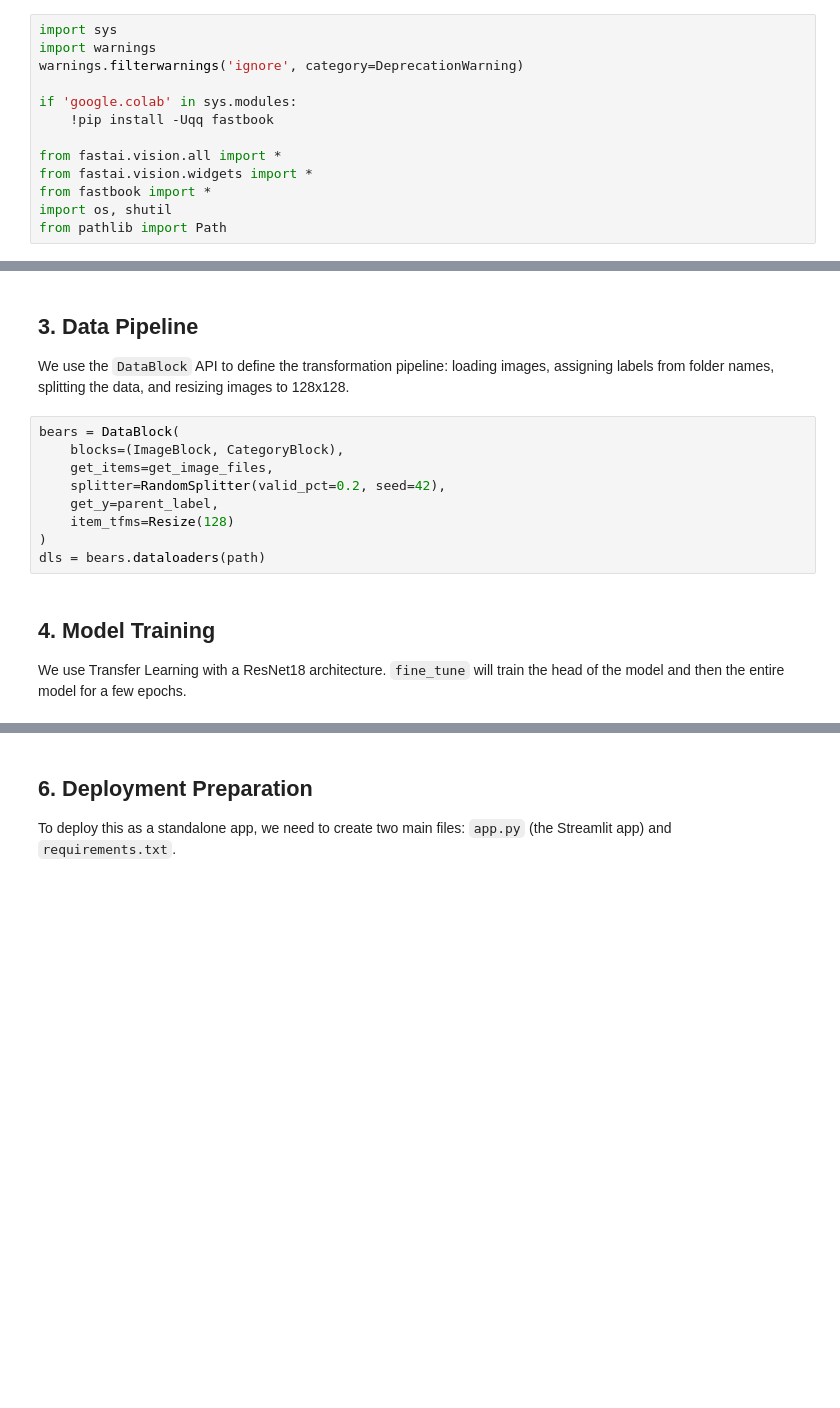
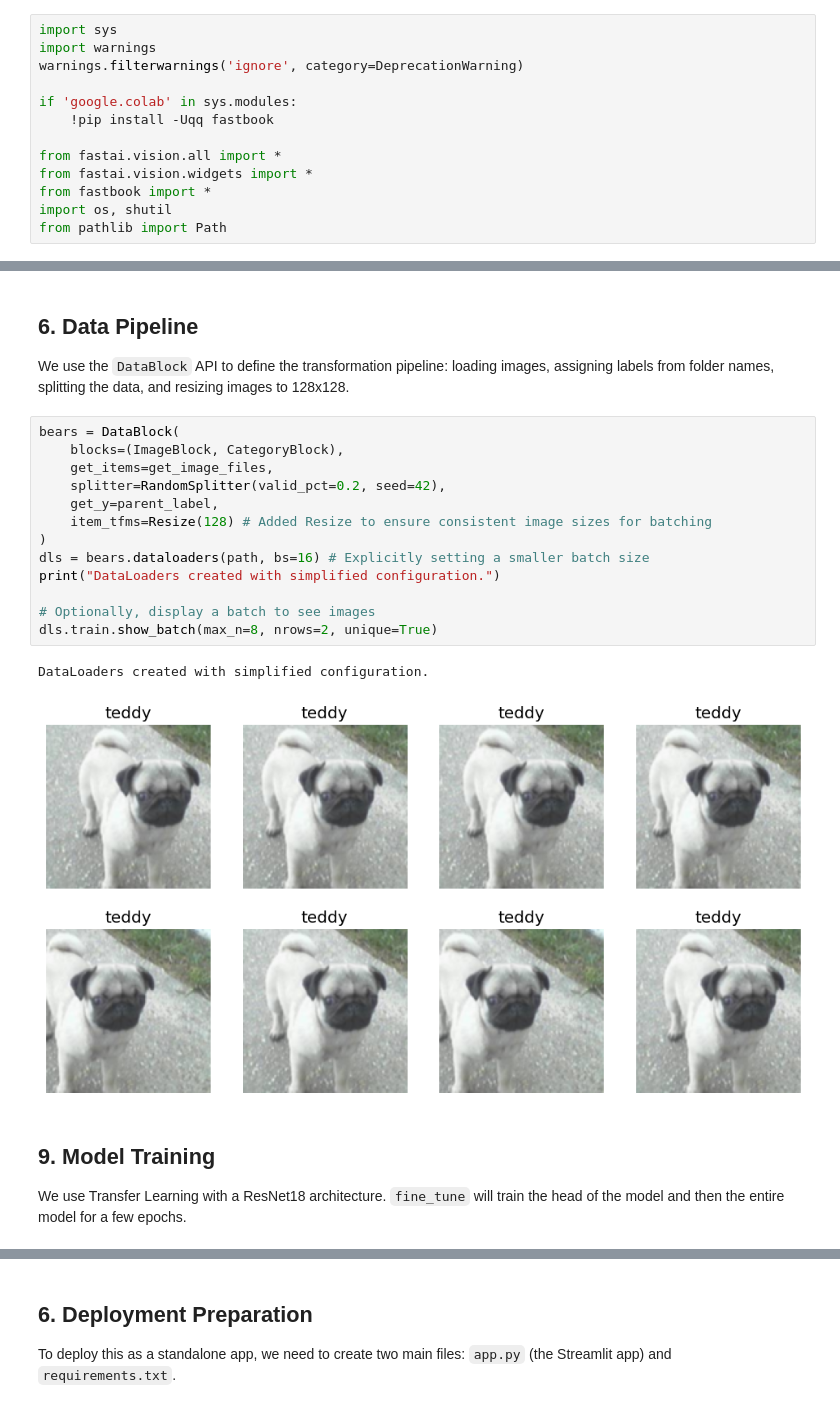
Before and after one commit to khu3086/FastAICourse, a Jupyter notebook: Lec02.ipynb, the cells around one changed output, grey strips where cells are left out. Saved outputs shown, nothing was run; the diff lists cells and outputs as text; blank space fills up the shorter version.

```diff
--- a/Lec02.ipynb
+++ b/Lec02.ipynb
@@ -57,15 +105,22 @@ Data Prep Complete: 60 images found.
 # %% [markdown]
-## 3. Data Pipeline
+## 6. Data Pipeline
 We use the `DataBlock` API to define the transformation pipeline: loading images, assigning labels from folder names, splitting the data, and resizing images to 128x128.
 # %%
 bears = DataBlock(
     blocks=(ImageBlock, CategoryBlock),
     get_items=get_image_files,
     splitter=RandomSplitter(valid_pct=0.2, seed=42),
     get_y=parent_label,
-    item_tfms=Resize(128)
+    item_tfms=Resize(128) # Added Resize to ensure consistent image sizes for batching
 )
-dls = bears.dataloaders(path)
+dls = bears.dataloaders(path, bs=16) # Explicitly setting a smaller batch size
+print("DataLoaders created with simplified configuration.")
+
+# Optionally, display a batch to see images
+dls.train.show_batch(max_n=8, nrows=2, unique=True)
+# %% [output]
+DataLoaders created with simplified configuration.
+[figure, added]
 # %% [markdown]
-## 4. Model Training
+## 9. Model Training
 We use Transfer Learning with a ResNet18 architecture. `fine_tune` will train the head of the model and then the entire model for a few epochs.
```
Also changed, not shown: parts of 9 cells of this notebook.
